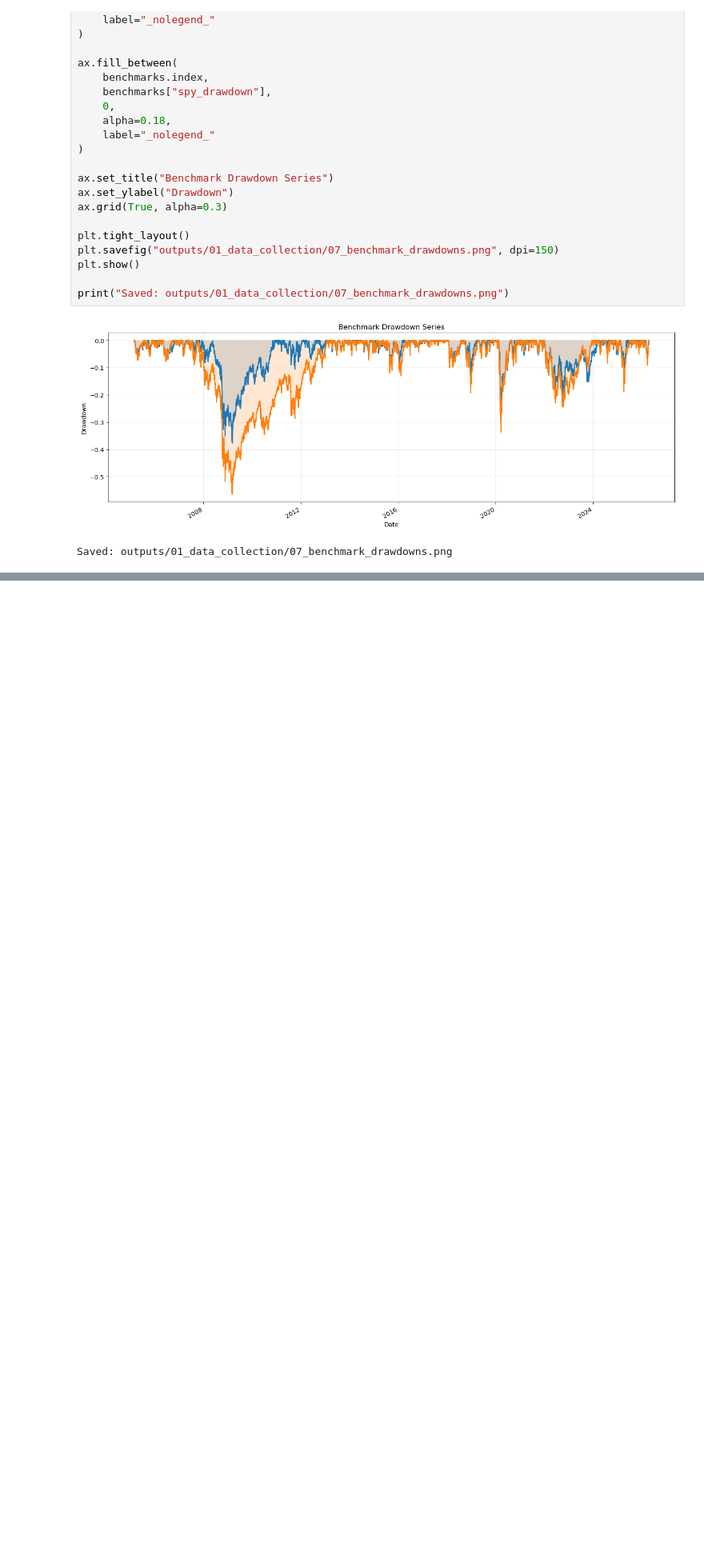
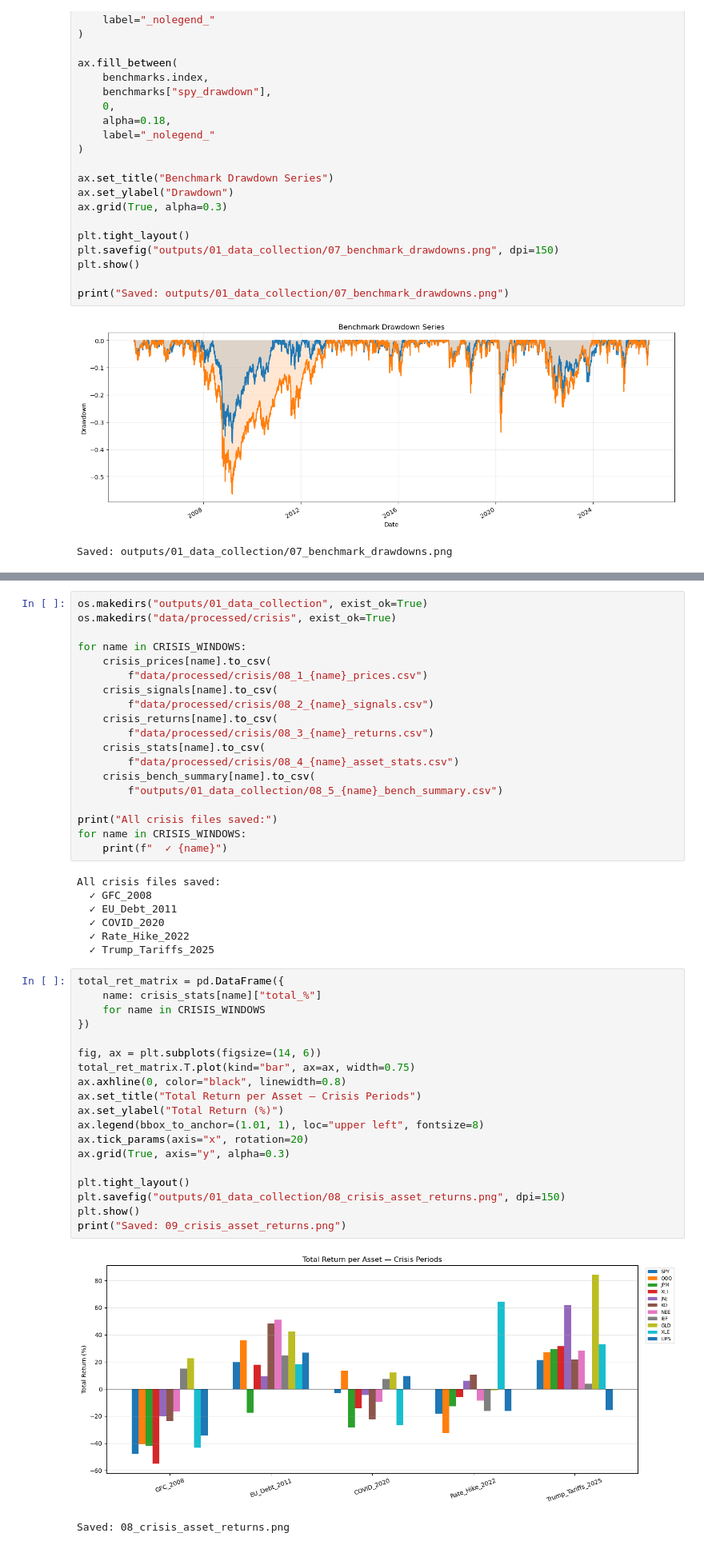
Before and after one commit to GeorgiosLoulakis/Adv-Business-Analytics, a Jupyter notebook: 01_data_collection_and_benchmarks.ipynb, the cells around one changed output, grey strips where cells are left out. Shown at 80% size. Saved outputs shown, nothing was run; the diff lists cells and outputs as text; blank space fills up the shorter version.

```diff
--- a/01_data_collection_and_benchmarks.ipynb
+++ b/01_data_collection_and_benchmarks.ipynb
@@ -772,0 +889,48 @@ Saved: outputs/01_data_collection/07_benchmark_drawdowns.png
+# %%
+os.makedirs("outputs/01_data_collection", exist_ok=True)
+os.makedirs("data/processed/crisis", exist_ok=True)
+
+for name in CRISIS_WINDOWS:
+    crisis_prices[name].to_csv(
+        f"data/processed/crisis/08_1_{name}_prices.csv")
+    crisis_signals[name].to_csv(
+        f"data/processed/crisis/08_2_{name}_signals.csv")
+    crisis_returns[name].to_csv(
+        f"data/processed/crisis/08_3_{name}_returns.csv")
+    crisis_stats[name].to_csv(
+        f"data/processed/crisis/08_4_{name}_asset_stats.csv")
+    crisis_bench_summary[name].to_csv(
+        f"outputs/01_data_collection/08_5_{name}_bench_summary.csv")
+
+print("All crisis files saved:")
+for name in CRISIS_WINDOWS:
+    print(f"  ✓ {name}")
+# %% [output]
+All crisis files saved:
+  ✓ GFC_2008
+  ✓ EU_Debt_2011
+  ✓ COVID_2020
+  ✓ Rate_Hike_2022
+  ✓ Trump_Tariffs_2025
+# %%
+total_ret_matrix = pd.DataFrame({
+    name: crisis_stats[name]["total_%"]
+    for name in CRISIS_WINDOWS
+})
+
+fig, ax = plt.subplots(figsize=(14, 6))
+total_ret_matrix.T.plot(kind="bar", ax=ax, width=0.75)
+ax.axhline(0, color="black", linewidth=0.8)
+ax.set_title("Total Return per Asset — Crisis Periods")
+ax.set_ylabel("Total Return (%)")
+ax.legend(bbox_to_anchor=(1.01, 1), loc="upper left", fontsize=8)
+ax.tick_params(axis="x", rotation=20)
+ax.grid(True, axis="y", alpha=0.3)
+
+plt.tight_layout()
+plt.savefig("outputs/01_data_collection/08_crisis_asset_returns.png", dpi=150)
+plt.show()
+print("Saved: 09_crisis_asset_returns.png")
+# %% [output]
+[figure, added]
+Saved: 08_crisis_asset_returns.png
```
Also changed, not shown: parts of 7 cells of this notebook.
